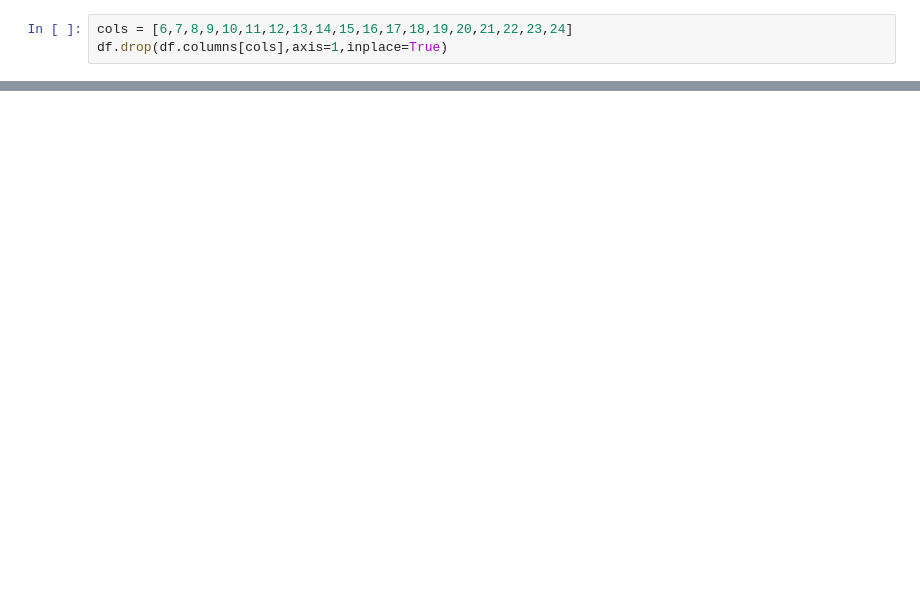
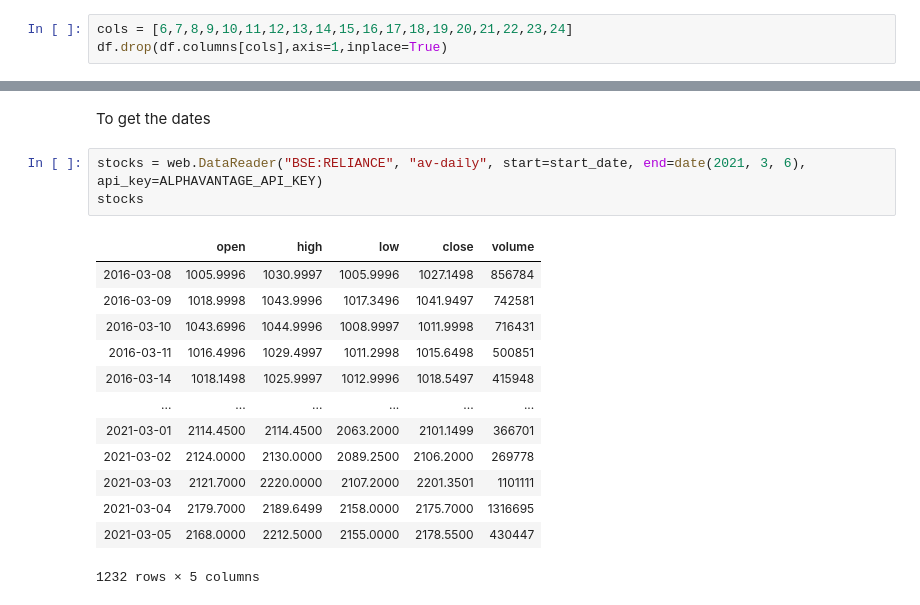
Before and after one commit to rohithandique/ACM-Index-Fund-Project, a Jupyter notebook: Index Fund Value Calculation.ipynb, the cells around one changed output, grey strips where cells are left out. Saved outputs shown, nothing was run; the diff lists cells and outputs as text; blank space fills up the shorter version.

```diff
--- a/Index Fund Value Calculation.ipynb
+++ b/Index Fund Value Calculation.ipynb
@@ -408,0 +404,19 @@ plt.plot(y_val)
+# %% [markdown]
+To get the dates
+# %%
+stocks = web.DataReader("BSE:RELIANCE", "av-daily", start=start_date, end=date(2021, 3, 6), api_key=ALPHAVANTAGE_API_KEY)
+stocks
+# %% [output]
+|  | open | high | low | close | volume |
+| 2016-03-08 | 1005.9996 | 1030.9997 | 1005.9996 | 1027.1498 | 856784 |
+| 2016-03-09 | 1018.9998 | 1043.9996 | 1017.3496 | 1041.9497 | 742581 |
+| 2016-03-10 | 1043.6996 | 1044.9996 | 1008.9997 | 1011.9998 | 716431 |
+| 2016-03-11 | 1016.4996 | 1029.4997 | 1011.2998 | 1015.6498 | 500851 |
+| 2016-03-14 | 1018.1498 | 1025.9997 | 1012.9996 | 1018.5497 | 415948 |
+| ... | ... | ... | ... | ... | ... |
+| 2021-03-01 | 2114.4500 | 2114.4500 | 2063.2000 | 2101.1499 | 366701 |
+| 2021-03-02 | 2124.0000 | 2130.0000 | 2089.2500 | 2106.2000 | 269778 |
+| 2021-03-03 | 2121.7000 | 2220.0000 | 2107.2000 | 2201.3501 | 1101111 |
+| 2021-03-04 | 2179.7000 | 2189.6499 | 2158.0000 | 2175.7000 | 1316695 |
+| 2021-03-05 | 2168.0000 | 2212.5000 | 2155.0000 | 2178.5500 | 430447 |
+1232 rows × 5 columns
```
Also changed, not shown: parts of 61 cells of this notebook, 7 other files.
